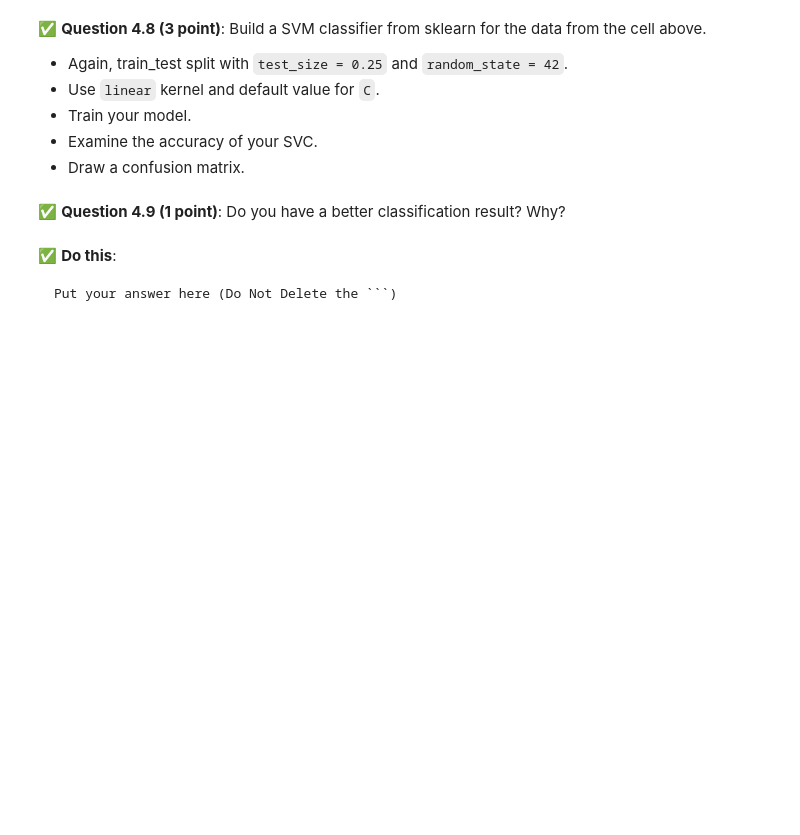
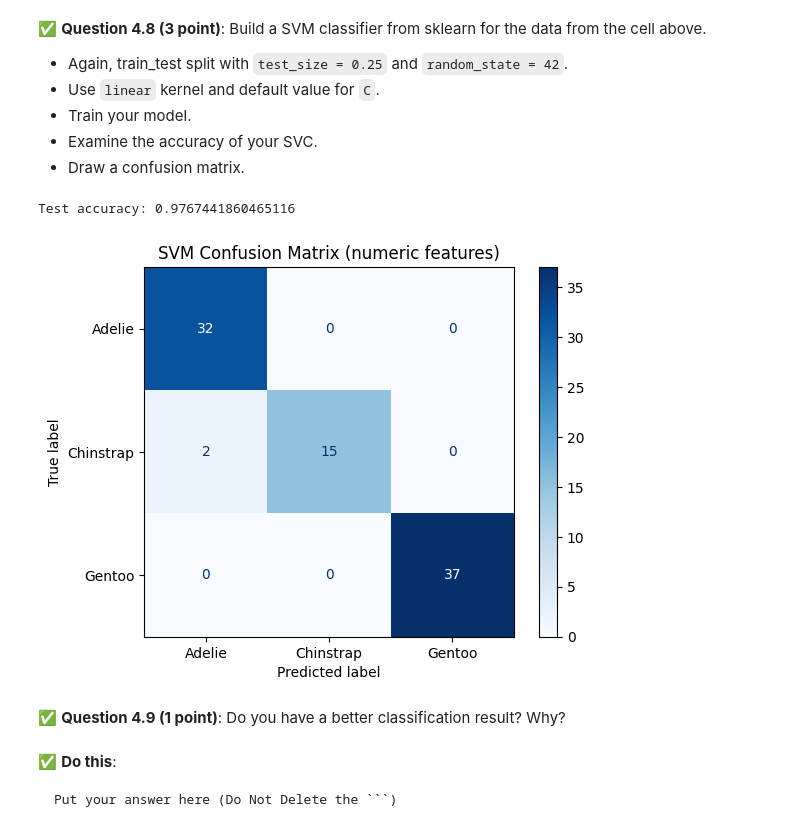
Before and after one commit to yashikaadesai/CMSE202-S25-turnin, a Jupyter notebook: final/CMSE202-Final-Section003-STUDENT.ipynb, the cells around one changed output. Saved outputs shown, nothing was run; the diff lists cells and outputs as text; code cells hidden in the pictures; blank space fills up the shorter version.

```diff
--- a/final/CMSE202-Final-Section003-STUDENT.ipynb
+++ b/final/CMSE202-Final-Section003-STUDENT.ipynb
@@ -363,3 +453,6 @@ It seems using text-string features, such as Island and ClutchCompletion, may no
 * Extract `CulmenLength(mm)`, `CulmenDepth(mm)`, `FlipperLength(mm)`, `BodyMass(g)`, and `Species` to a new data frame.
 # %%
 ### Put your code here
+# Extract only the numeric measurements plus the label
+df_num = df[['CulmenLength(mm)', 'CulmenDepth(mm)', 'FlipperLength(mm)', 'BodyMass(g)', 'Species']].copy()
+df_num.head()
@@ -372,7 +472,36 @@ It seems using text-string features, such as Island and ClutchCompletion, may no
 * Examine the accuracy of your SVC.
 * Draw a confusion matrix.
 # %%
-### Put your code here
+from sklearn.model_selection import train_test_split
+from sklearn.svm import SVC
+from sklearn.preprocessing import LabelEncoder
+from sklearn.metrics import accuracy_score, confusion_matrix, ConfusionMatrixDisplay
+import matplotlib.pyplot as plt
+
+X = df_num[['CulmenLength(mm)', 'CulmenDepth(mm)', 'FlipperLength(mm)', 'BodyMass(g)']]
+le = LabelEncoder()
+y = le.fit_transform(df_num['Species'])  # encode species as 0/1/2
+
+#Train/test split
+X_train, X_test, y_train, y_test = train_test_split(
+    X, y, test_size=0.25, random_state=42)
+#building and training the SVM
+svc = SVC(kernel='linear')
+svc.fit(X_train, y_train)
+
+# calculating test accuracy
+y_pred = svc.predict(X_test)
+print("Test accuracy:", accuracy_score(y_test, y_pred))
+
+# 5. plotting Confusion matrix
+cm = confusion_matrix(y_test, y_pred)
+disp = ConfusionMatrixDisplay(confusion_matrix=cm, display_labels=le.classes_)
+disp.plot(cmap='Blues')
+plt.title('SVM Confusion Matrix (numeric features)')
+plt.show()
+# %% [output]
+Test accuracy: 0.9767441860465116
+[figure, added]
 # %% [markdown]
 &#9989; **Question 4.9 (1 point)**: Do you have a better classification result? Why?
 # %% [markdown]
```
Also changed, not shown: parts of 9 cells of this notebook, 1 other file.
